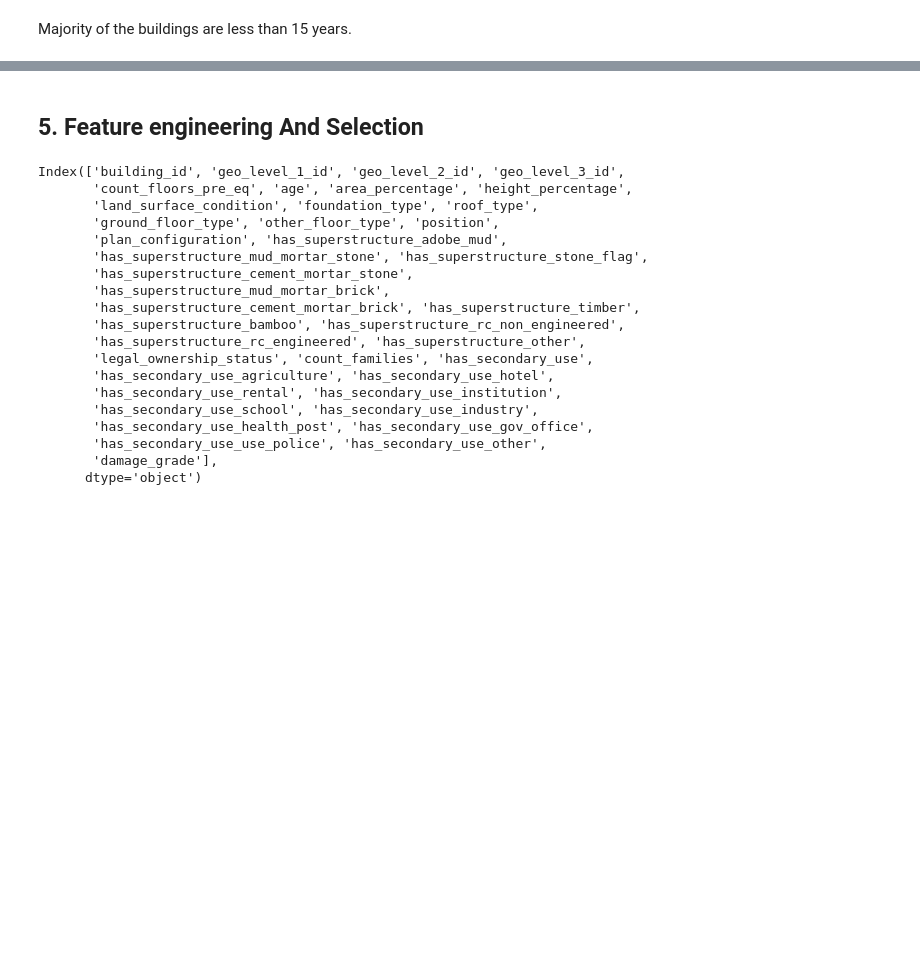
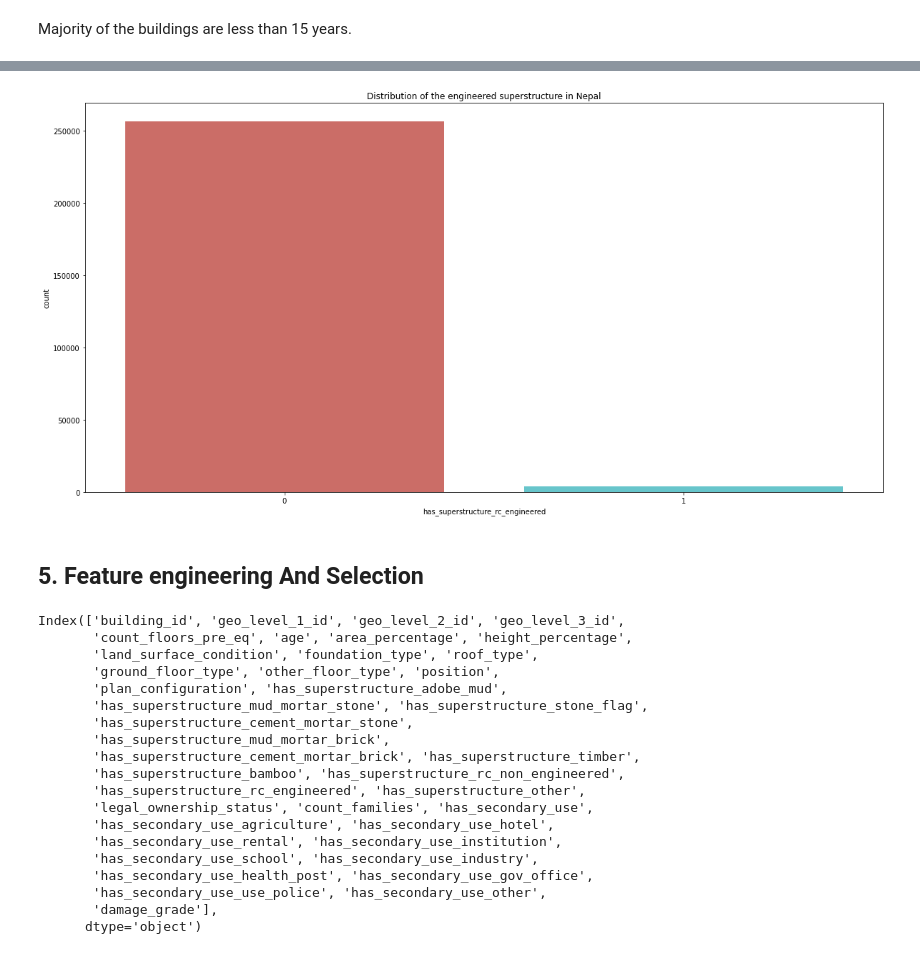
Before and after one commit to Nokulunga77/Data-Competition-, a Jupyter notebook: Note_book.ipynb, the cells around one changed output, grey strips where cells are left out. Saved outputs shown, nothing was run; the diff lists cells and outputs as text; code cells hidden in the pictures; blank space fills up the shorter version.

```diff
--- a/Note_book.ipynb
+++ b/Note_book.ipynb
@@ -253,3 +254,8 @@ Majority of the buildings are less than 15 years.
+# %%
+sns.countplot(x ='has_superstructure_rc_engineered', data = df_train, palette = "hls")
+plt.title("Distribution of the engineered superstructure in Nepal");
+# %% [output]
+[figure, added]
 # %% [markdown]
 <a id="features"></a>
 ## 5. **Feature engineering And Selection**
```
Also changed, not shown: parts of 4 cells of this notebook.
